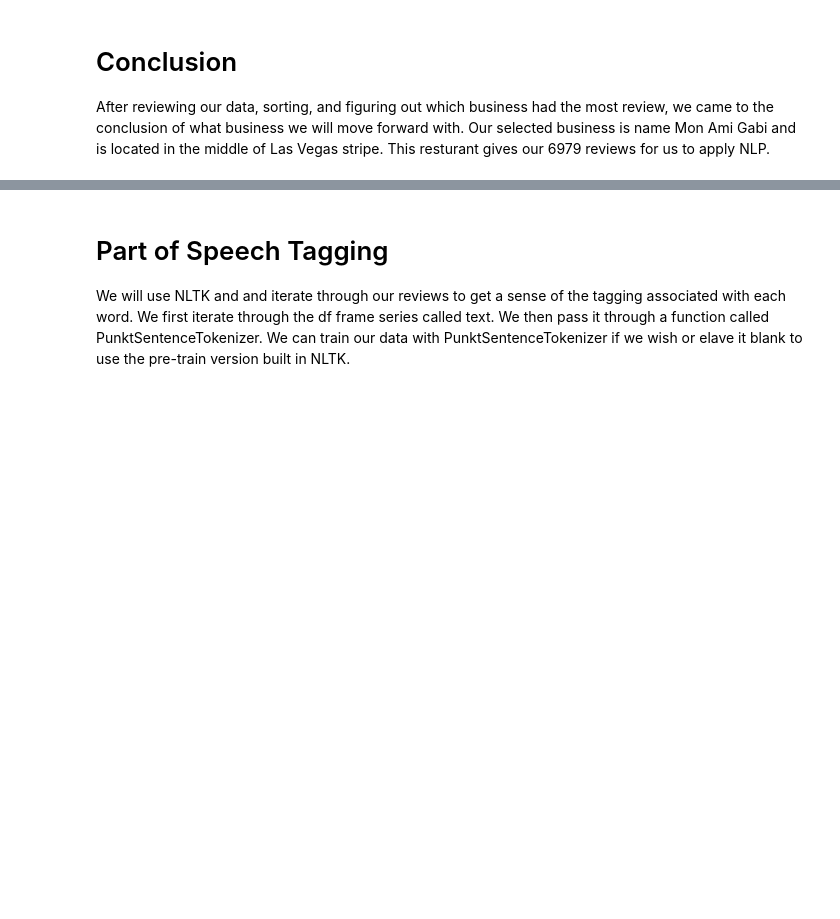
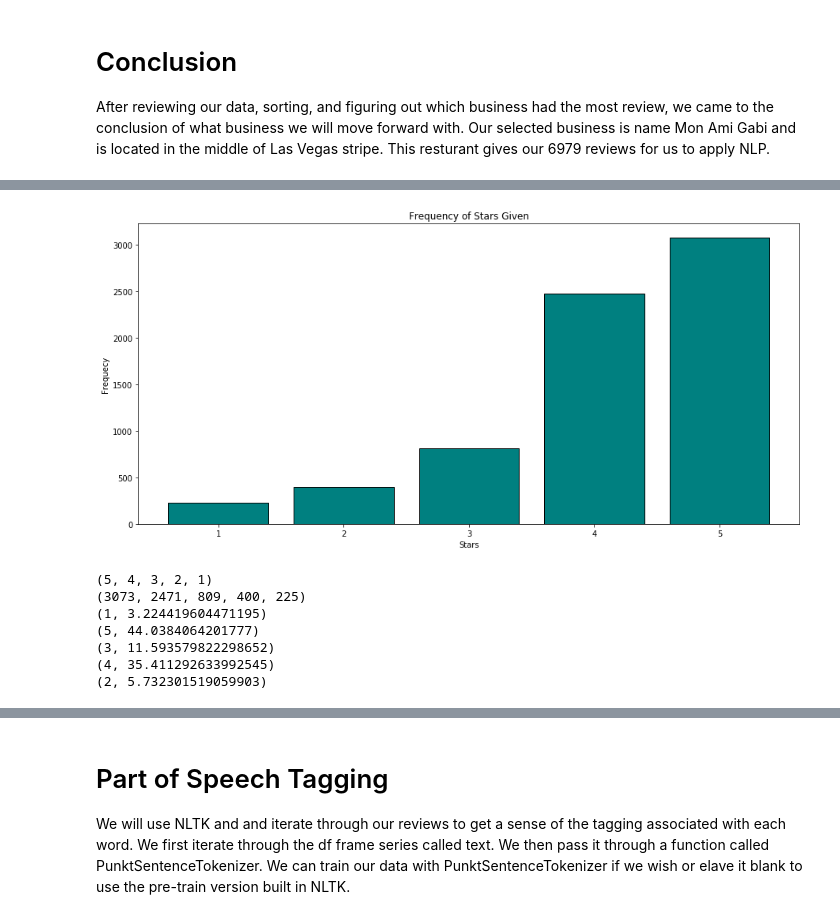
Before and after one commit to NathanNguyen345/Yelp-NLP, a Jupyter notebook: Yelp NLP.ipynb, the cells around one changed output, grey strips where cells are left out. Cells and saved outputs as stored; diff of their text form; code cells hidden in the pictures; blank space fills up the shorter version.

```diff
--- a/Yelp NLP.ipynb
+++ b/Yelp NLP.ipynb
@@ -1,9 +1,17 @@
 # %%
+import matplotlib
 import numpy as np
 import matplotlib.pyplot as plt
 import pandas as pd
 import json
 import nltk
+from collections import Counter
+import seaborn as sns
+import datetime
+import calendar
+
+matplotlib.rcParams['figure.figsize'] = [15, 7]
+pd.options.mode.chained_assignment = None  # default='warn'
 # %% [markdown]
 # Loading our dataset
 The data set is provided by yelp as json files. We will use pandas read_json function to read our json files into dataframes. After we've built our dataframes, we will then examine the data frame and find a business that we would like to examine and apply NLP on.
@@ -114,0 +126,40 @@ After reviewing our data, sorting, and figuring out which business had the most
+# %%
+def stars_freq(target):
+    # Plot histogram of review stars
+    star_count = pd.DataFrame({'stars':target.stars})
+
+    # Count number of frequency
+    labels, values = zip(*Counter(star_count.stars).items())
+
+    # Create index for bar chart
+    index = np.arange(len(labels))
+
+    # Plot the freq hisotgram
+    _ = plt.bar(labels, values, edgecolor = "black", color='teal')
+    _ = plt.xlabel("Stars")
+    _ = plt.ylabel("Frequecy")
+    _ = plt.title('Frequency of Stars Given')
+    plt.show()
+
+    # Print frequency information
+    print(labels)
+    print(values)
+
+    # Create a percentage list from the review
+    star_percentage = [(value / len(target_review.stars)) * 100 for value in values]
+    star_percentage = zip(labels, star_percentage)
+    star_percentage = set(star_percentage)
+
+    for x in star_percentage:
+        print(x)
+# %%
+stars_freq(target_review)
+# %% [output]
+[figure, added]
+(5, 4, 3, 2, 1)
+(3073, 2471, 809, 400, 225)
+(1, 3.224419604471195)
+(5, 44.0384064201777)
+(3, 11.593579822298652)
+(4, 35.411292633992545)
+(2, 5.732301519059903)
```
Also changed, not shown: parts of 12 cells of this notebook.
